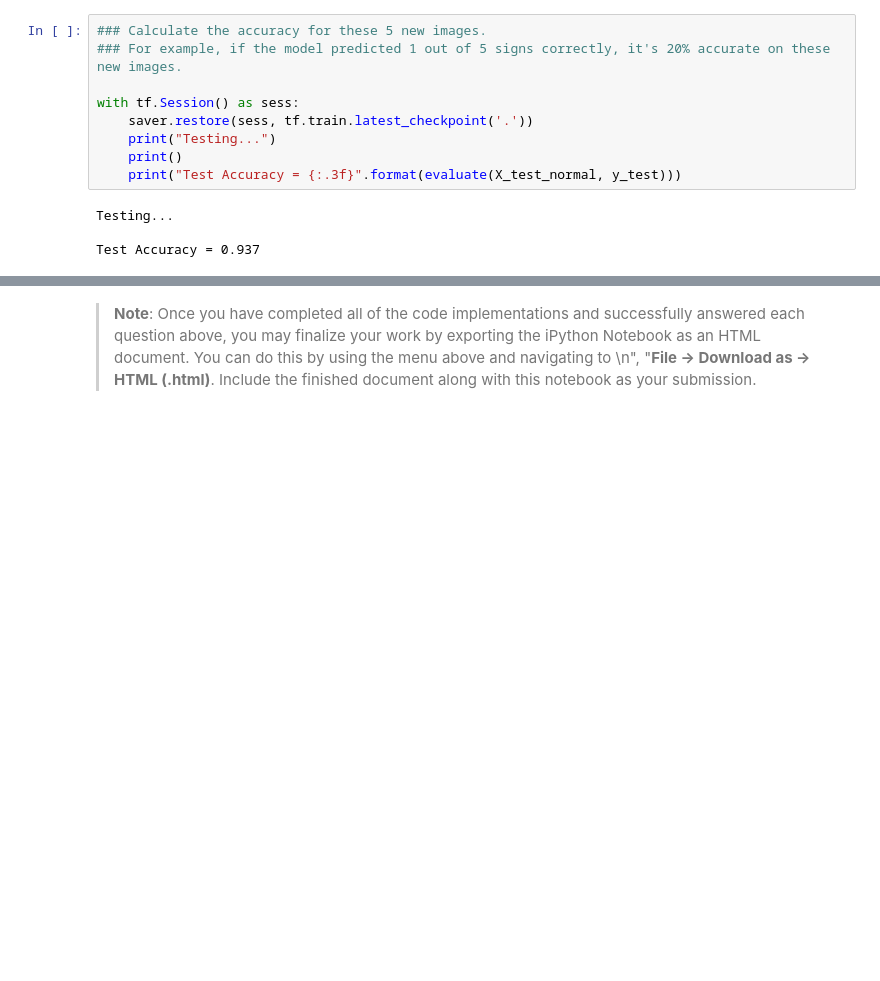
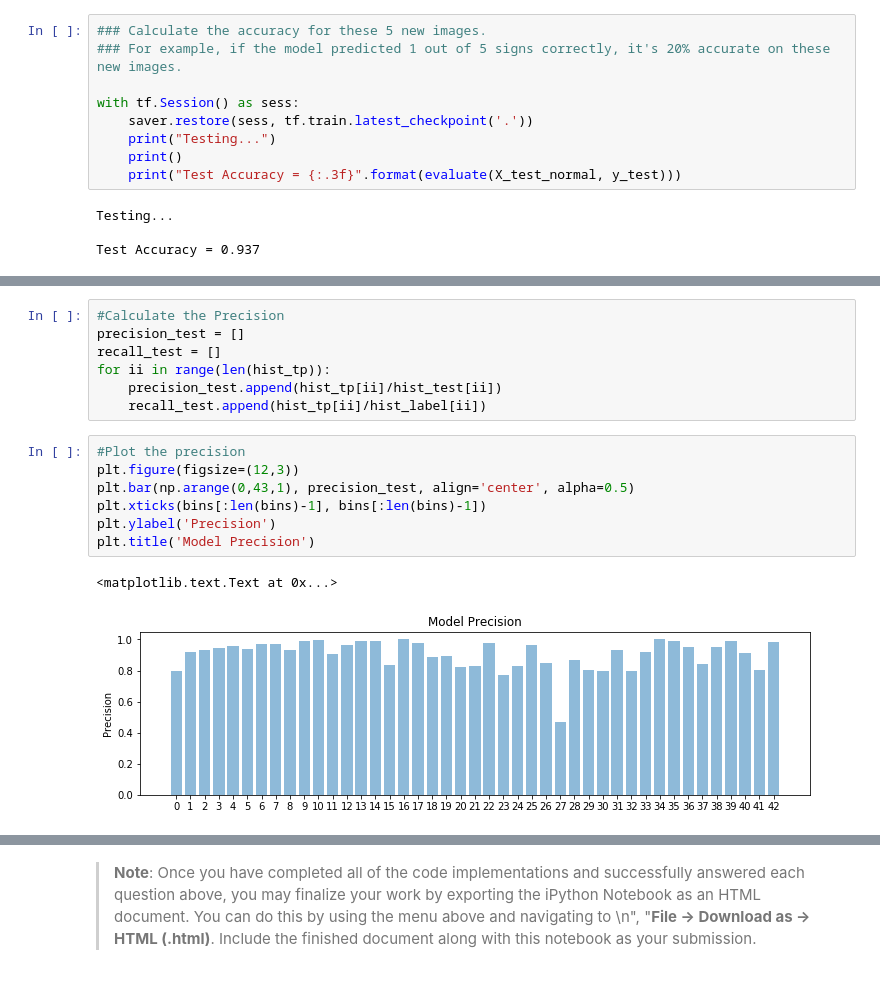
Before and after one commit to avernethy/CarND-Traffic-Sign-Classifier-Project, a Jupyter notebook: Traffic_Sign_Classifier.ipynb, the cells around one changed output, grey strips where cells are left out. Cells and saved outputs as stored; diff of their text form; blank space fills up the shorter version.

```diff
--- a/Traffic_Sign_Classifier.ipynb
+++ b/Traffic_Sign_Classifier.ipynb
@@ -758,0 +811,17 @@ Once you have completed the code implementation, document your results in a proj
+# %%
+#Calculate the Precision
+precision_test = []
+recall_test = []
+for ii in range(len(hist_tp)):
+    precision_test.append(hist_tp[ii]/hist_test[ii])
+    recall_test.append(hist_tp[ii]/hist_label[ii])
+# %%
+#Plot the precision
+plt.figure(figsize=(12,3))
+plt.bar(np.arange(0,43,1), precision_test, align='center', alpha=0.5)
+plt.xticks(bins[:len(bins)-1], bins[:len(bins)-1])
+plt.ylabel('Precision')
+plt.title('Model Precision')
+# %% [output]
+<matplotlib.text.Text at 0x...>
+[figure, added]
```
Also changed, not shown: parts of 12 cells of this notebook, 4 other files.
